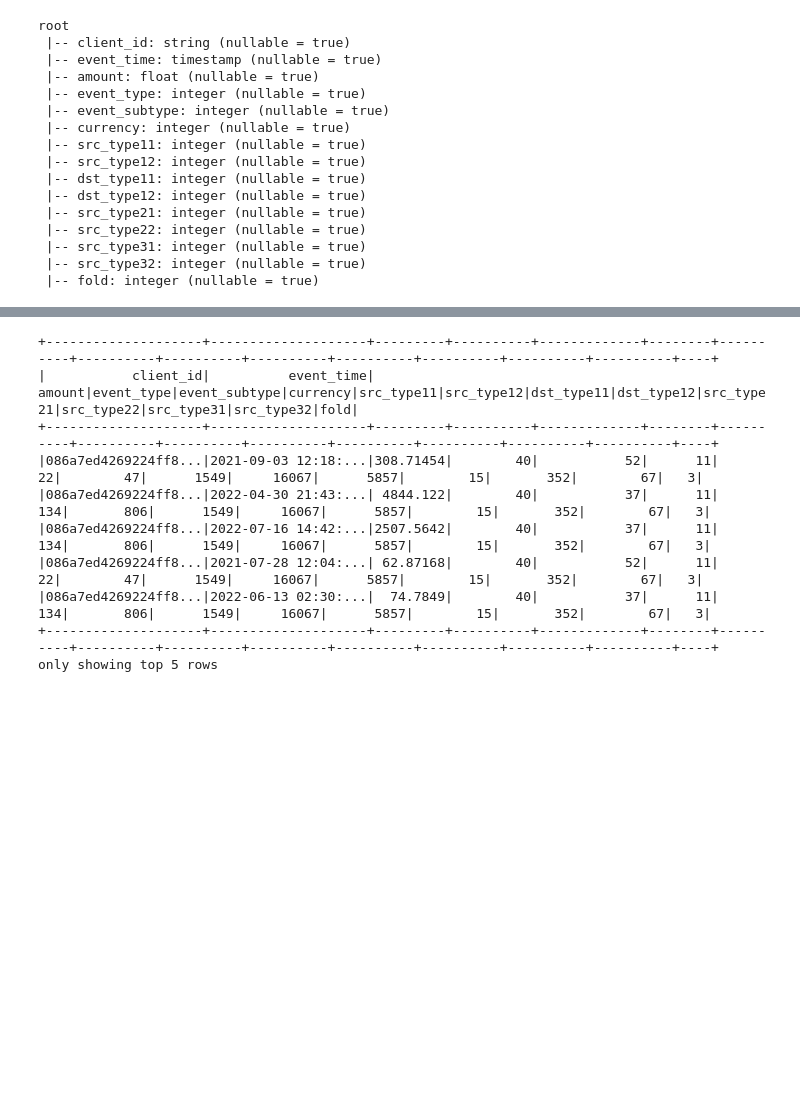
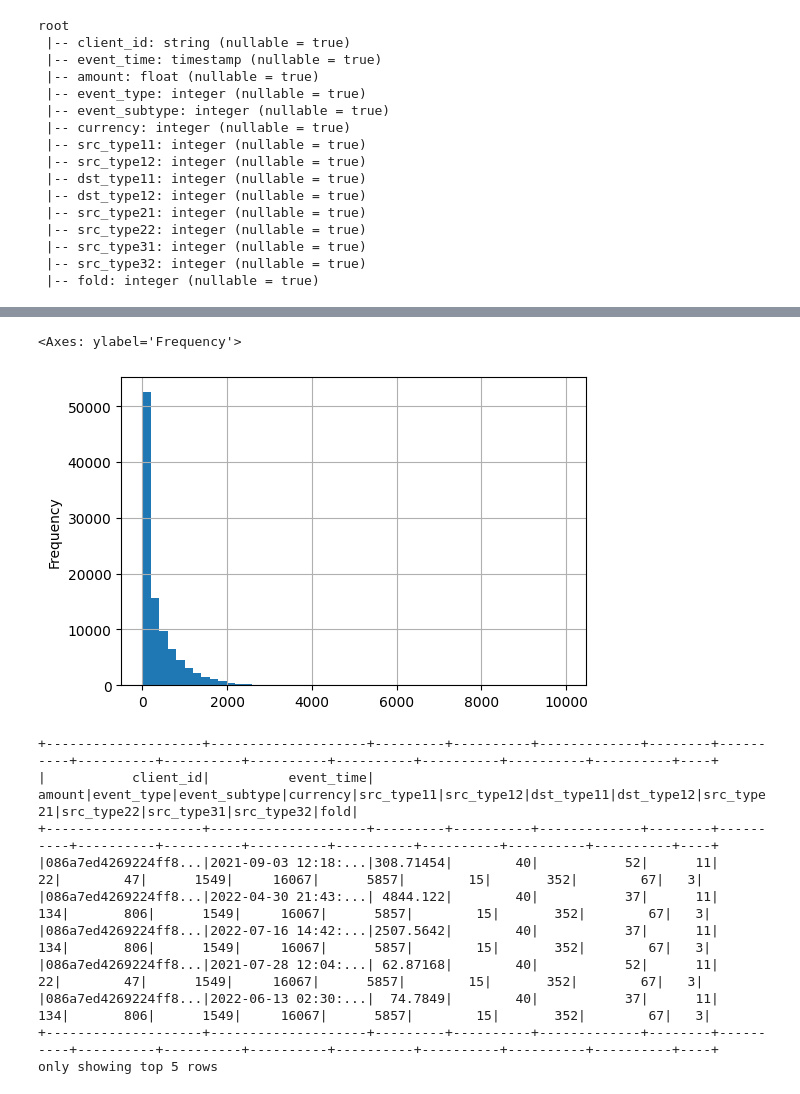
Before and after one commit to eugeneavd/mbd_boosting, a Jupyter notebook: Preprocessing.ipynb, the cells around one changed output, grey strips where cells are left out. Saved outputs shown, nothing was run; the diff lists cells and outputs as text; code cells hidden in the pictures; blank space fills up the shorter version.

```diff
--- a/Preprocessing.ipynb
+++ b/Preprocessing.ipynb
@@ -194,3 +223,11 @@ root
+# %%
+trans_count_pd = pd.read_parquet('trans_count.parquet')
+
+# exclude outliers
+trans_count_pd.query("trans_count < 1e4")['trans_count'].plot(kind='hist', bins=50)
+# %% [output]
+<Axes: ylabel='Frequency'>
+[figure, added]
 # %%
 trx.show(5, True)
 # %% [output]
```
Also changed, not shown: parts of 15 cells of this notebook, 1 other file.
